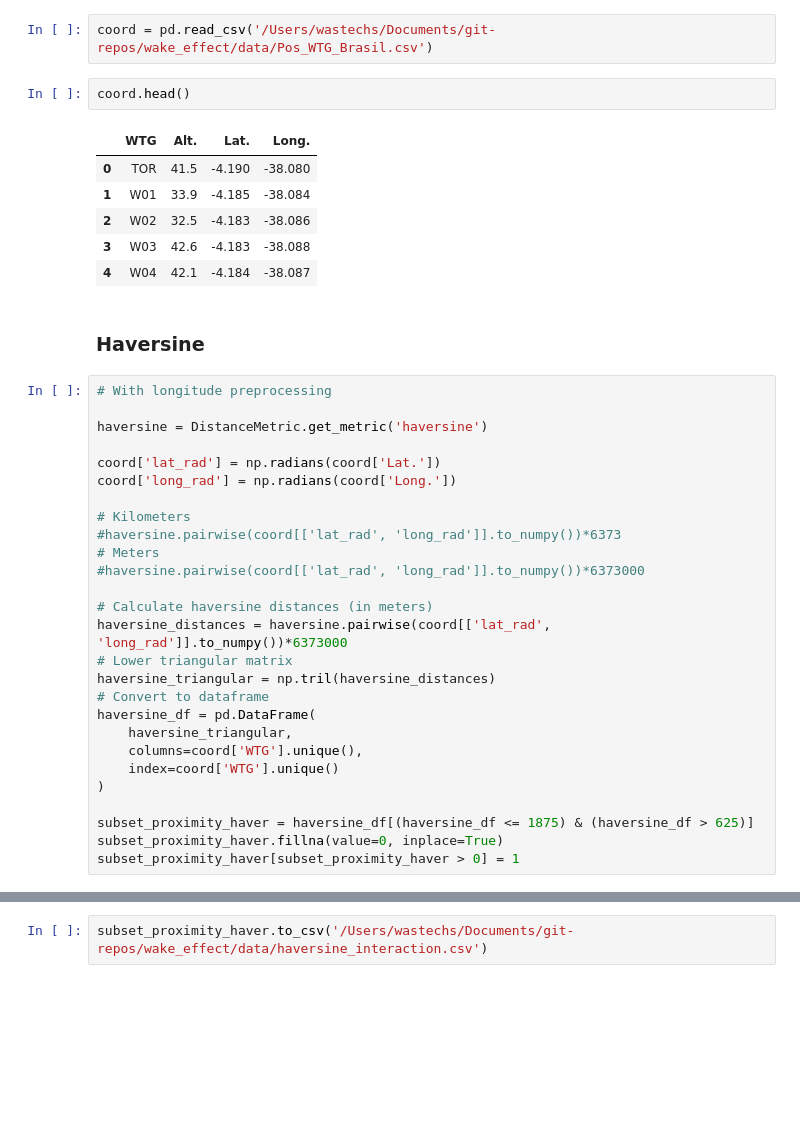
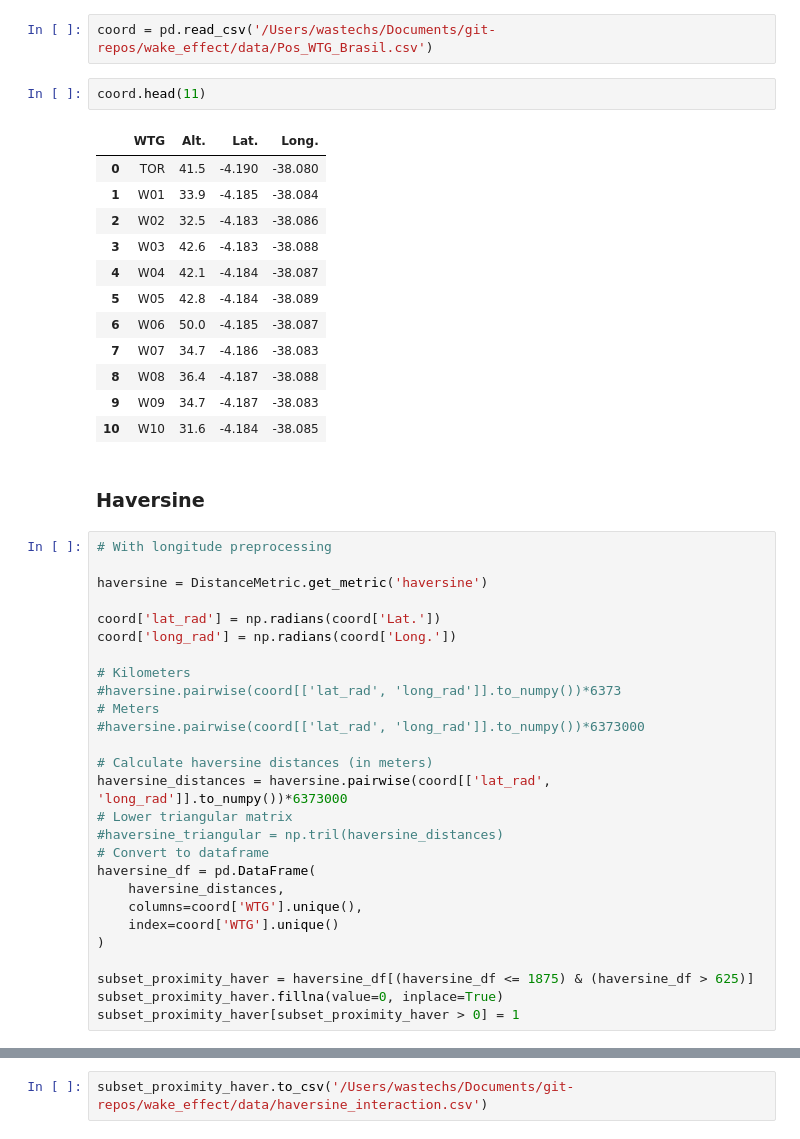
Before and after one commit to GStechschulte/wake_effect, a Jupyter notebook: turbine_distances/turbine_distances.ipynb, the cells around one changed output, grey strips where cells are left out. Cells and saved outputs as stored; diff of their text form; blank space fills up the shorter version.

```diff
--- a/turbine_distances/turbine_distances.ipynb
+++ b/turbine_distances/turbine_distances.ipynb
@@ -22,14 +20,20 @@ Where average rotor diameter in 2020 being 125 meters
 # %%
 coord = pd.read_csv('/Users/wastechs/Documents/git-repos/wake_effect/data/Pos_WTG_Brasil.csv')
 # %%
-coord.head()
+coord.head(11)
 # %% [output]
 |  | WTG | Alt. | Lat. | Long. |
 | 0 | TOR | 41.5 | -4.190 | -38.080 |
 | 1 | W01 | 33.9 | -4.185 | -38.084 |
 | 2 | W02 | 32.5 | -4.183 | -38.086 |
 | 3 | W03 | 42.6 | -4.183 | -38.088 |
 | 4 | W04 | 42.1 | -4.184 | -38.087 |
+| 5 | W05 | 42.8 | -4.184 | -38.089 |
+| 6 | W06 | 50.0 | -4.185 | -38.087 |
+| 7 | W07 | 34.7 | -4.186 | -38.083 |
+| 8 | W08 | 36.4 | -4.187 | -38.088 |
+| 9 | W09 | 34.7 | -4.187 | -38.083 |
+| 10 | W10 | 31.6 | -4.184 | -38.085 |
 # %% [markdown]
 ### Haversine
 # %%
@@ -48,10 +52,10 @@ coord['long_rad'] = np.radians(coord['Long.'])
 # Calculate haversine distances (in meters)
 haversine_distances = haversine.pairwise(coord[['lat_rad', 'long_rad']].to_numpy())*6373000
 # Lower triangular matrix
-haversine_triangular = np.tril(haversine_distances)
+#haversine_triangular = np.tril(haversine_distances)
 # Convert to dataframe
 haversine_df = pd.DataFrame(
-    haversine_triangular,
+    haversine_distances,
     columns=coord['WTG'].unique(),
     index=coord['WTG'].unique()
 )
```
Also changed, not shown: parts of 10 cells of this notebook, 3 other files.
